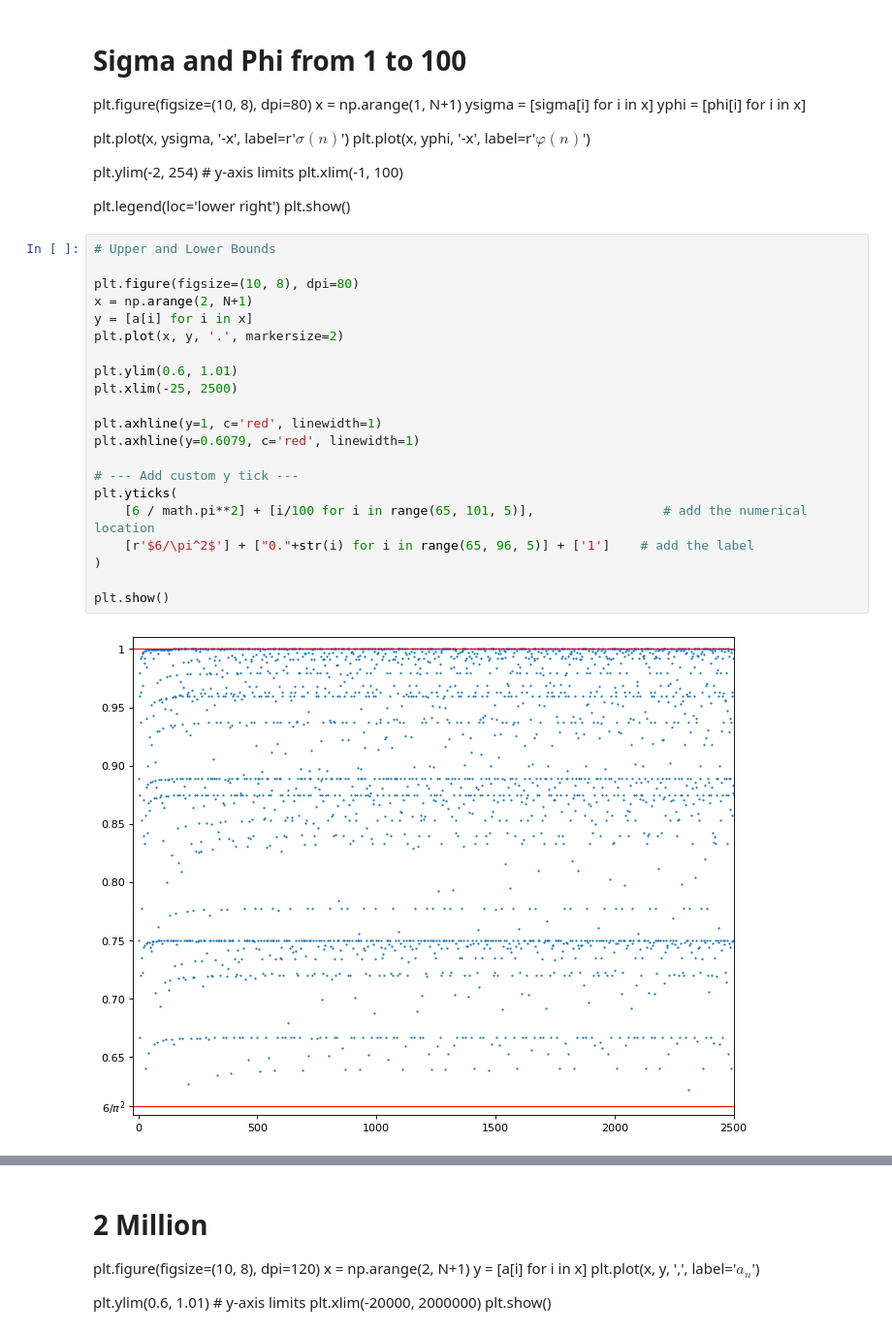
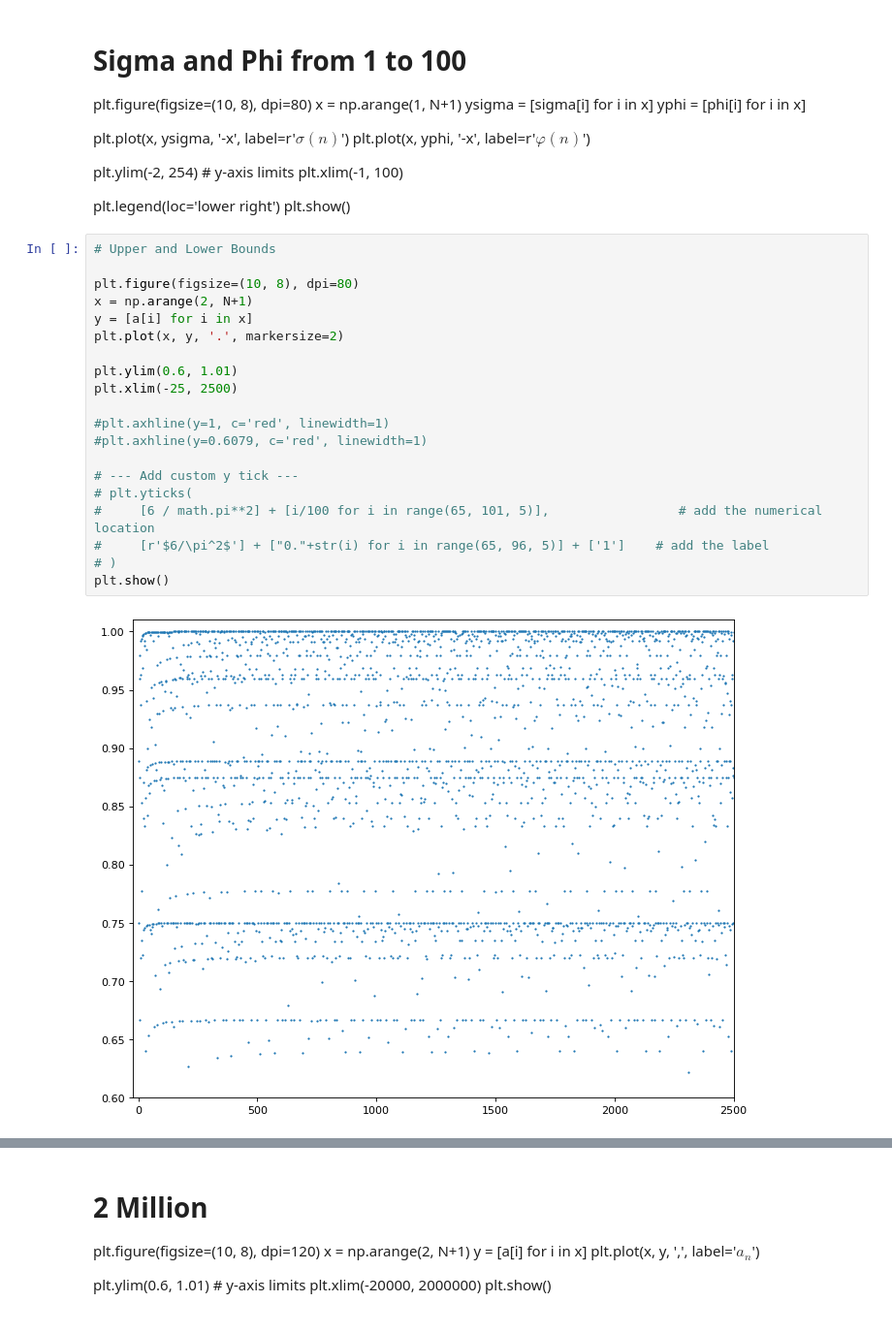
Before and after one commit to zh0ngy1l1/extended_essay, a Jupyter notebook: extended_essay/testing/get_graph.ipynb, the cells around one changed output, grey strips where cells are left out. Shown at 97% size. Drawn from its saved outputs; the diff is of its cells as text.

Commit message:
change images&generation

```diff
--- a/extended_essay/testing/get_graph.ipynb
+++ b/extended_essay/testing/get_graph.ipynb
@@ -43,23 +39,22 @@ plt.show()
 # %%
 # Upper and Lower Bounds
 
 plt.figure(figsize=(10, 8), dpi=80)
 x = np.arange(2, N+1)
 y = [a[i] for i in x]
 plt.plot(x, y, '.', markersize=2)
 
 plt.ylim(0.6, 1.01)
 plt.xlim(-25, 2500)
 
-plt.axhline(y=1, c='red', linewidth=1)
-plt.axhline(y=0.6079, c='red', linewidth=1)
+#plt.axhline(y=1, c='red', linewidth=1)
+#plt.axhline(y=0.6079, c='red', linewidth=1)
 
 # --- Add custom y tick ---
-plt.yticks(
-    [6 / math.pi**2] + [i/100 for i in range(65, 101, 5)],                 # add the numerical location
-    [r'$6/\pi^2$'] + ["0."+str(i) for i in range(65, 96, 5)] + ['1']    # add the label
-)
-
+# plt.yticks(
+#     [6 / math.pi**2] + [i/100 for i in range(65, 101, 5)],                 # add the numerical location
+#     [r'$6/\pi^2$'] + ["0."+str(i) for i in range(65, 96, 5)] + ['1']    # add the label
+# )
 plt.show()
 # %% [output]
-[figure, old version]
+[figure, new version]
```
Also changed, not shown: parts of 5 cells of this notebook, 4 other files.
